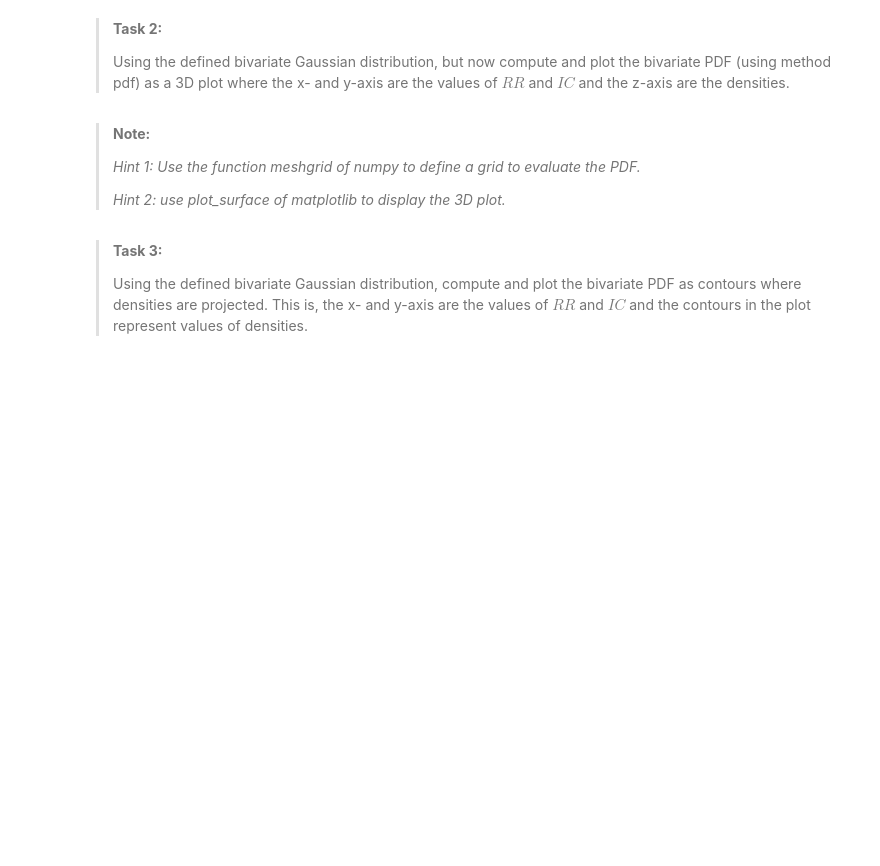
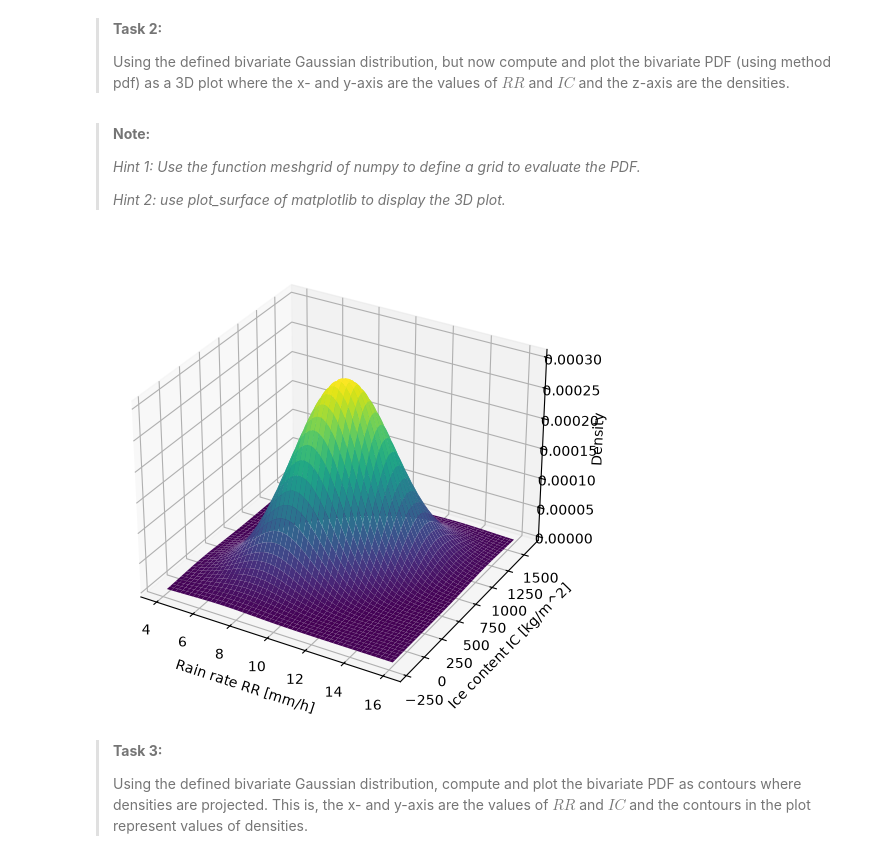
Before and after one commit to tmesticka/PA1.5, a Jupyter notebook: scipy_statcs_3d_plots.ipynb, the cells around one changed output. Cells and saved outputs as stored; diff of their text form; code cells hidden in the pictures; blank space fills up the shorter version.

```diff
--- a/scipy_statcs_3d_plots.ipynb
+++ b/scipy_statcs_3d_plots.ipynb
@@ -111,18 +168,29 @@ print(f"The shape of the mesh is: {mesh_plot.shape}")
 # %%
 # Define the mesh of values where we want to evaluate the random variables
 n = 200 #size of the mesh
-values_RR = np.linspace(### YOUR CODE HERE ###)
-values_IC = np.linspace(### YOUR CODE HERE ###)
+values_RR = np.linspace(mu1-3*np.sqrt(s1), mu1+3*np.sqrt(s1), n)
+values_IC = np.linspace(mu2-3*np.sqrt(s2), mu2+3*np.sqrt(s2), n)
 
 # Define the grid
-X1,X2 = np.meshgrid(### YOUR CODE HERE ###)
-X = ### YOUR CODE HERE ###
+X1,X2 = np.meshgrid(values_RR, values_IC)
+X = np.array([np.concatenate(X1.T), np.concatenate(X2.T)]).T
 
 # Evaluate the PDF
 Z = multivariate_normal(mean=mu, cov=sigma).pdf(X)
 
+# Reshape Z back to the grid shape (matches the .T convention used in X)
+Z_grid = Z.reshape(X1.shape).T
+
 # Create the 3D plot
-### YOUR CODE LINES HERE
+fig = plt.figure(figsize=(8, 6))
+ax = fig.add_subplot(111, projection='3d')
+ax.plot_surface(X1, X2, Z_grid, cmap='viridis')
+ax.set_xlabel('Rain rate RR [mm/h]')
+ax.set_ylabel('Ice content IC [kg/m^2]')
+ax.set_zlabel('Density')
+plt.show()
+# %% [output]
+[figure, added]
 # %% [markdown]
 > **Task 3:**
 >
```
Also changed, not shown: parts of 7 cells of this notebook.
